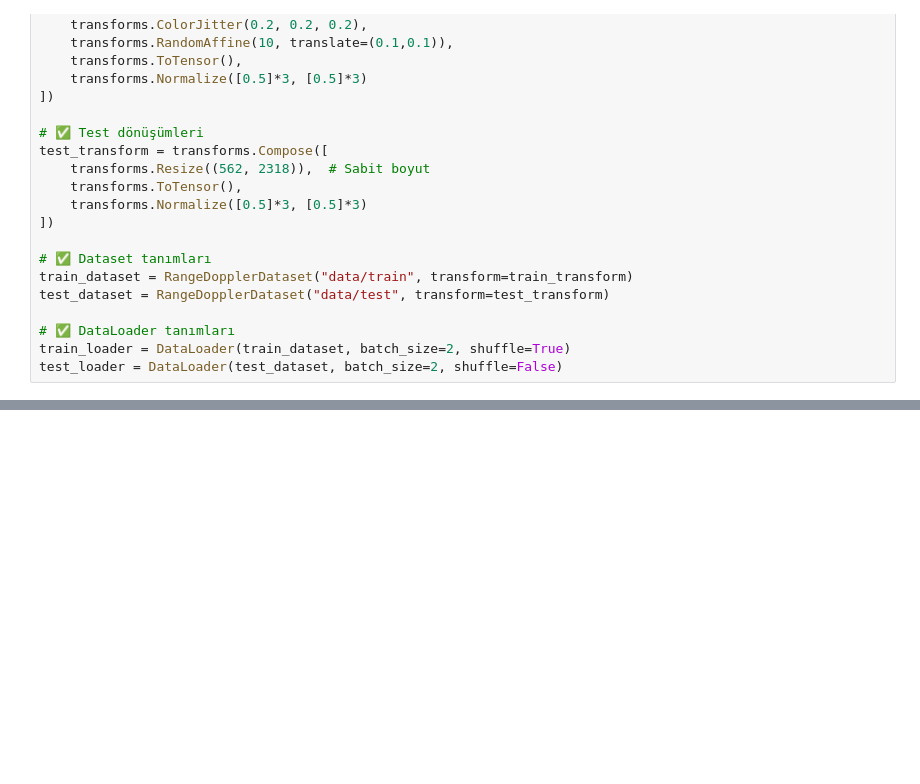
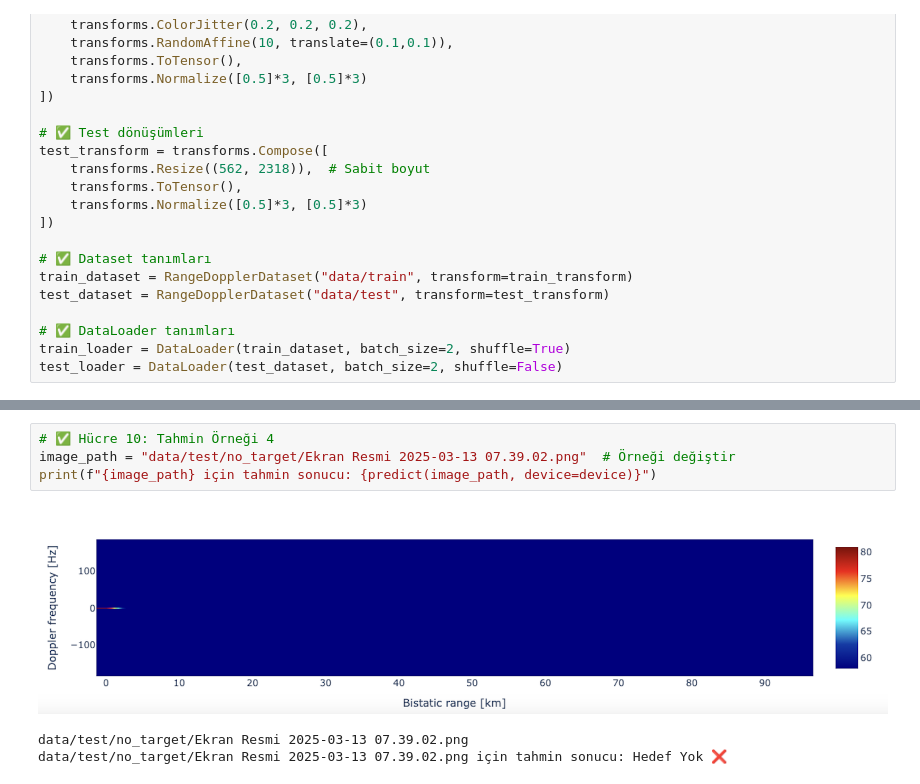
Before and after one commit to SedanurGider/Capstone-Project, a Jupyter notebook: RangeDoppModel.ipynb, the cells around one changed output, grey strips where cells are left out. Saved outputs shown, nothing was run; the diff lists cells and outputs as text; blank space fills up the shorter version.

```diff
--- a/RangeDoppModel.ipynb
+++ b/RangeDoppModel.ipynb
@@ -190,0 +244,8 @@ print(f"{image_path} için tahmin sonucu: {predict(image_path, device=device)}")
+# %%
+# ✅ Hücre 10: Tahmin Örneği 4
+image_path = "data/test/no_target/Ekran Resmi 2025-03-13 07.39.02.png"  # Örneği değiştir
+print(f"{image_path} için tahmin sonucu: {predict(image_path, device=device)}")
+# %% [output]
+[figure, added]
+data/test/no_target/Ekran Resmi 2025-03-13 07.39.02.png
+data/test/no_target/Ekran Resmi 2025-03-13 07.39.02.png için tahmin sonucu: Hedef Yok ❌
```
Also changed, not shown: parts of 10 cells of this notebook, 12 other files.
